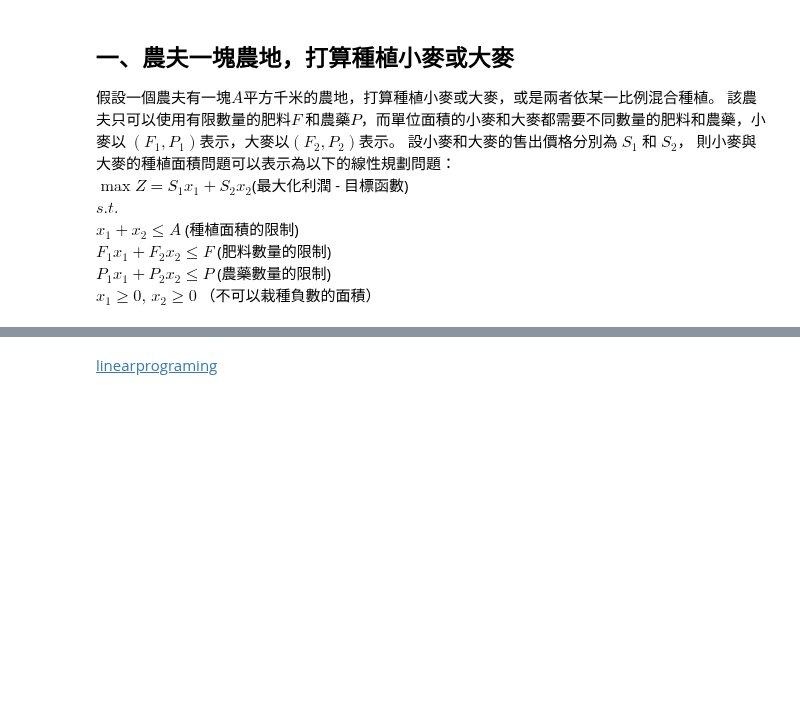
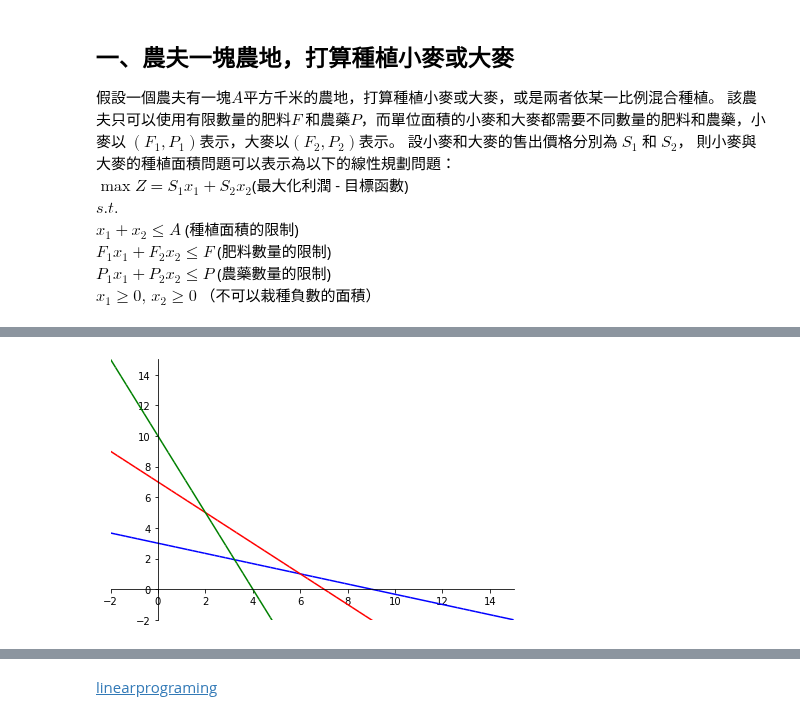
Before and after one commit to eddylin2015/mathsym, a Jupyter notebook: PF602.線性規劃.ipynb, the cells around one changed output, grey strips where cells are left out. Cells and saved outputs as stored; diff of their text form; code cells hidden in the pictures; blank space fills up the shorter version.

```diff
--- a/PF602.線性規劃.ipynb
+++ b/PF602.線性規劃.ipynb
@@ -135,0 +253,23 @@ print(res)
+# %%
+import numpy as np
+import scipy as scp
+import sympy as sp
+from sympy.geometry import Point, Circle, Triangle, Segment, Line, RegularPolygon
+import matplotlib.pyplot as plt
+from matplotlib.figure import Figure
+from IPython.display import Latex,HTML,Markdown                 #網頁顯示數學符號
+from sympy.plotting import plot
+from sympy import pi
+
+x,y=sp.symbols("x,y")
+f1=(9-x)/3
+f2=7-x
+f3=(20-5*x) /2
+
+#plot(expr1,(x, -5, 5))
+p=sp.plot_parametric((x,f1),(x,f2),(x,f3), (x, -2,15 ), xlim =(-2,15),ylim =(-2,15),line_color='blue',show=False,adaptive=True)
+p[1].line_color='red'
+p[2].line_color='green'
+p.show()
+# %% [output]
+[figure, added]
```
Also changed, not shown: parts of 10 cells of this notebook, 5 other files.
